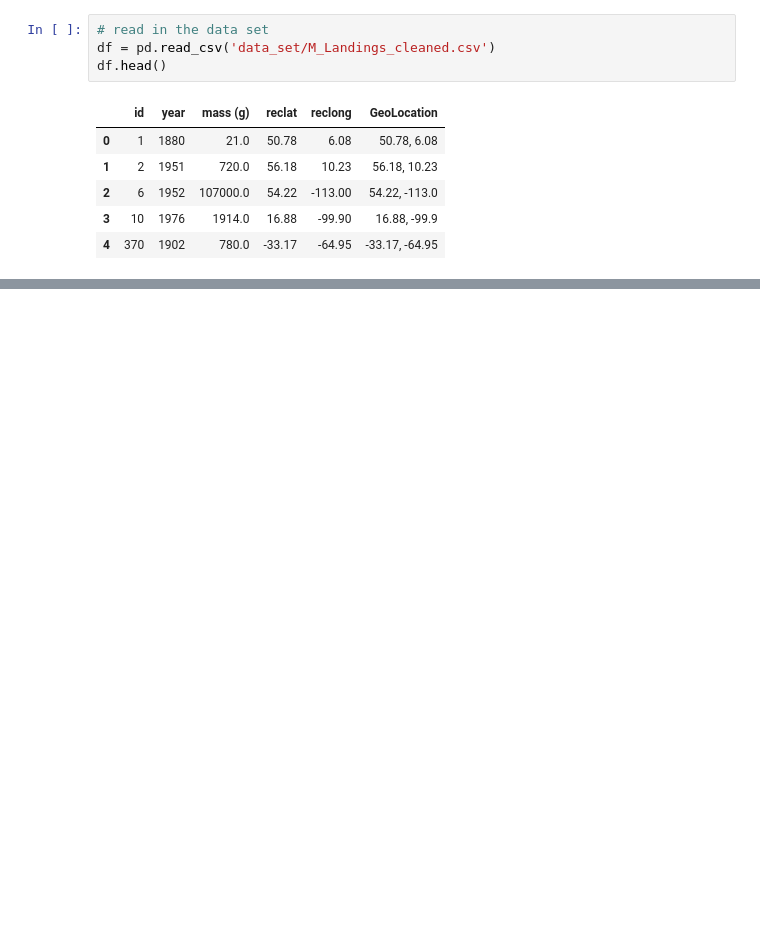
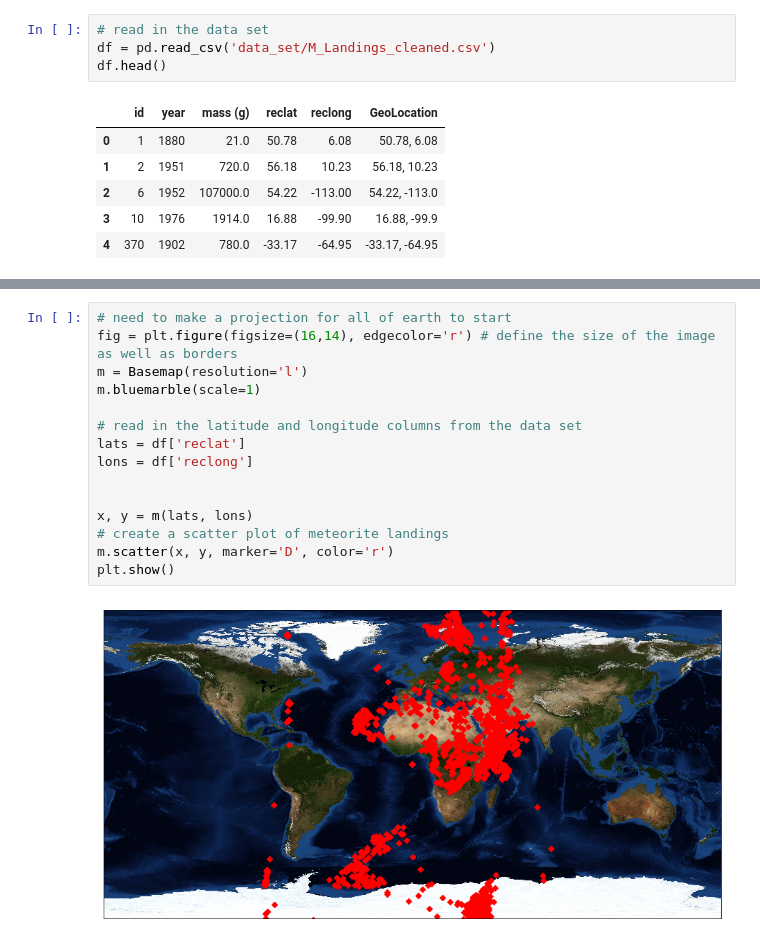
Before and after one commit to CraigMariani/MeteorLandings, a Jupyter notebook: geographic_analysis.ipynb, the cells around one changed output, grey strips where cells are left out. Cells and saved outputs as stored; diff of their text form; blank space fills up the shorter version.

Commit message:
plotted data

```diff
--- a/geographic_analysis.ipynb
+++ b/geographic_analysis.ipynb
@@ -51,0 +17,17 @@ plt.show()
+# %%
+# need to make a projection for all of earth to start
+fig = plt.figure(figsize=(16,14), edgecolor='r') # define the size of the image as well as borders
+m = Basemap(resolution='l')
+m.bluemarble(scale=1)
+
+# read in the latitude and longitude columns from the data set
+lats = df['reclat']
+lons = df['reclong']
+
+
+x, y = m(lats, lons)
+# create a scatter plot of meteorite landings
+m.scatter(x, y, marker='D', color='r')
+plt.show()
+# %% [output]
+[figure, added]
```
Also changed, not shown: parts of 5 cells of this notebook.
